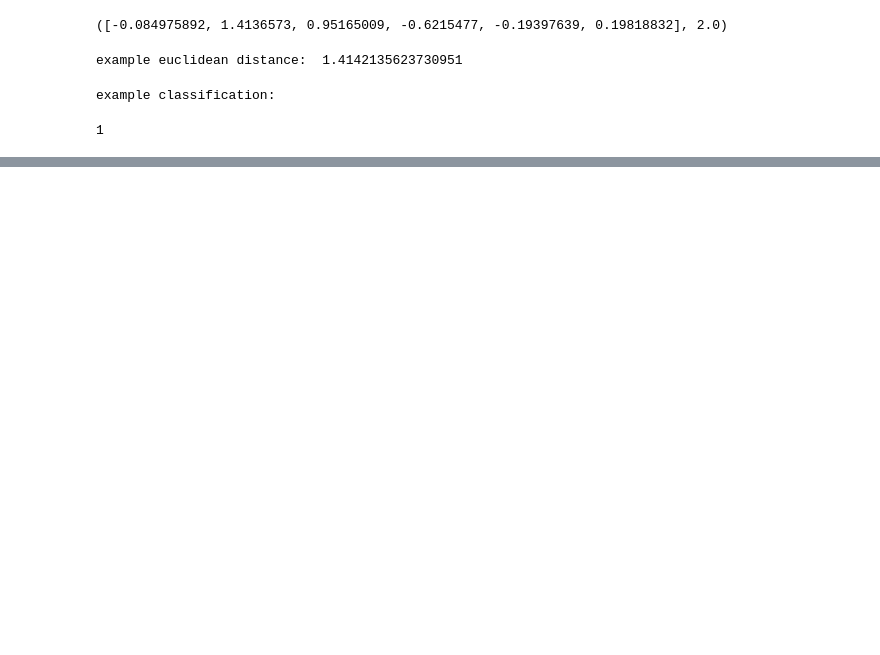
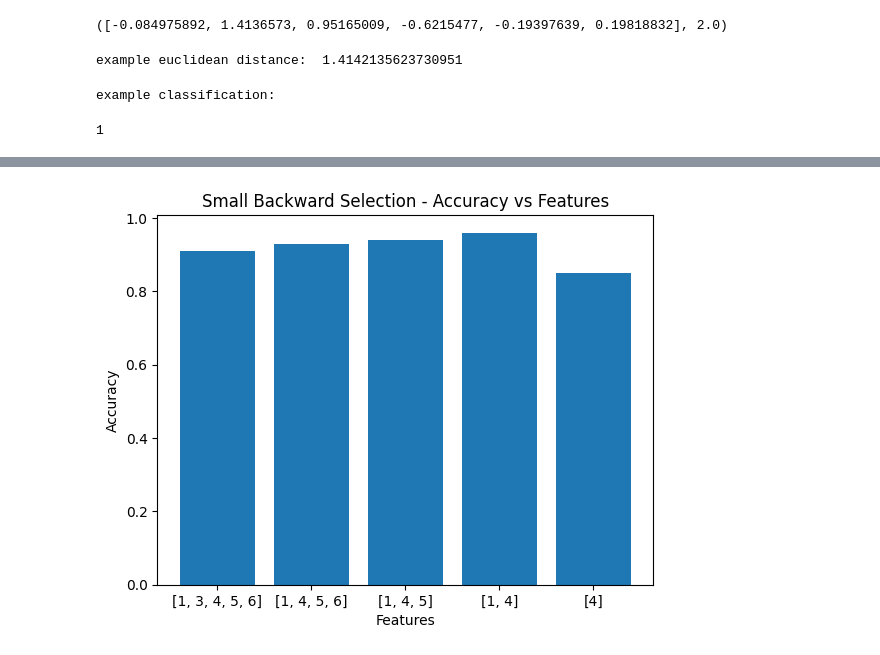
Before and after one commit to Quidifer/NearestNeighborSearch, a Jupyter notebook: main.ipynb, the cells around one changed output, grey strips where cells are left out. Drawn from its saved outputs; the diff is of its cells as text; code cells hidden in the pictures; blank space fills up the shorter version.

```diff
--- a/main.ipynb
+++ b/main.ipynb
@@ -287,0 +372,14 @@ Test classification using features 2, 5, 3
+# %%
+#analysis of small dataset backward
+
+features = []
+for set in small_backward_data[3]:
+    features.append(str(set))
+
+plt.bar(features, small_backward_data[2])
+plt.xlabel('Features')
+plt.ylabel('Accuracy')
+plt.title('Small Backward Selection - Accuracy vs Features')
+plt.show()
+# %% [output]
+[figure, added]
```
Also changed, not shown: parts of 10 cells of this notebook, 2 other files.
